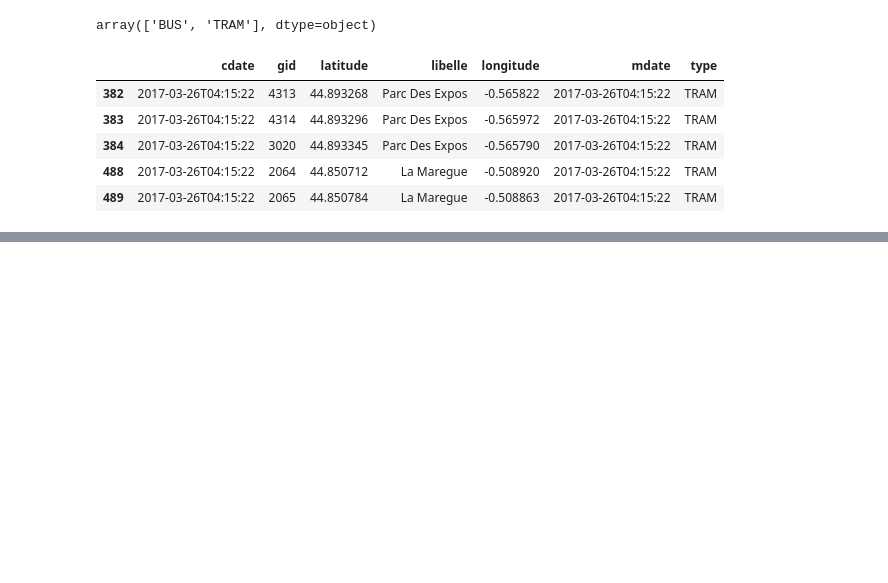
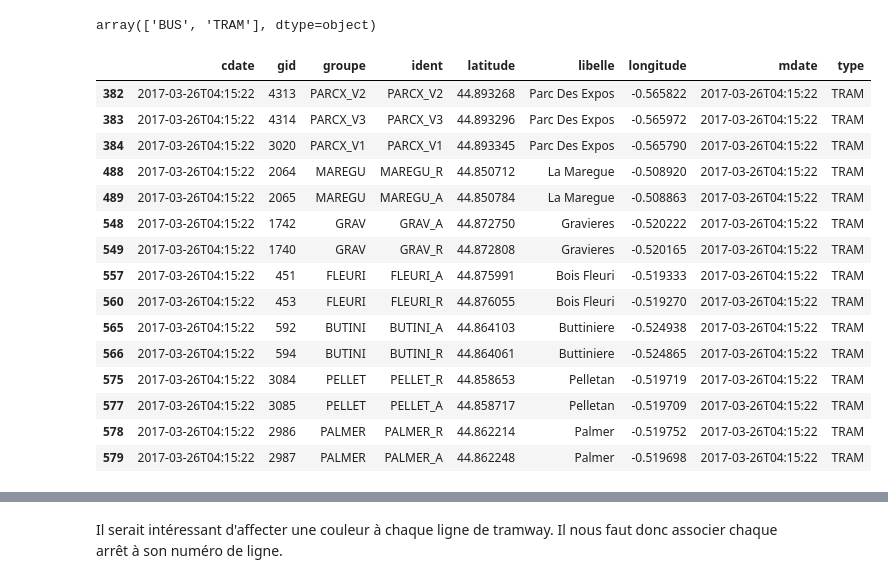
Before and after one commit to axelbellec/BoTigo, a Jupyter notebook: analysis/Stops.ipynb, the cells around one changed output, grey strips where cells are left out. Cells and saved outputs as stored; diff of their text form; code cells hidden in the pictures; blank space fills up the shorter version.

```diff
--- a/analysis/Stops.ipynb
+++ b/analysis/Stops.ipynb
@@ -20,14 +22,24 @@ stops.type.unique()
 array(['BUS', 'TRAM'], dtype=object)
 # %%
 tram_stops = stops[stops.type == 'TRAM']
-tram_stops.head()
+tram_stops.head(15)
 # %% [output]
-|  | cdate | gid | latitude | libelle | longitude | mdate | type |
-| 382 | 2017-03-26T04:15:22 | 4313 | 44.893268 | Parc Des Expos | -0.565822 | 2017-03-26T04:15:22 | TRAM |
-| 383 | 2017-03-26T04:15:22 | 4314 | 44.893296 | Parc Des Expos | -0.565972 | 2017-03-26T04:15:22 | TRAM |
-| 384 | 2017-03-26T04:15:22 | 3020 | 44.893345 | Parc Des Expos | -0.565790 | 2017-03-26T04:15:22 | TRAM |
-| 488 | 2017-03-26T04:15:22 | 2064 | 44.850712 | La Maregue | -0.508920 | 2017-03-26T04:15:22 | TRAM |
-| 489 | 2017-03-26T04:15:22 | 2065 | 44.850784 | La Maregue | -0.508863 | 2017-03-26T04:15:22 | TRAM |
+|  | cdate | gid | groupe | ident | latitude | libelle | longitude | mdate | type |
+| 382 | 2017-03-26T04:15:22 | 4313 | PARCX_V2 | PARCX_V2 | 44.893268 | Parc Des Expos | -0.565822 | 2017-03-26T04:15:22 | TRAM |
+| 383 | 2017-03-26T04:15:22 | 4314 | PARCX_V3 | PARCX_V3 | 44.893296 | Parc Des Expos | -0.565972 | 2017-03-26T04:15:22 | TRAM |
+| 384 | 2017-03-26T04:15:22 | 3020 | PARCX_V1 | PARCX_V1 | 44.893345 | Parc Des Expos | -0.565790 | 2017-03-26T04:15:22 | TRAM |
+| 488 | 2017-03-26T04:15:22 | 2064 | MAREGU | MAREGU_R | 44.850712 | La Maregue | -0.508920 | 2017-03-26T04:15:22 | TRAM |
+| 489 | 2017-03-26T04:15:22 | 2065 | MAREGU | MAREGU_A | 44.850784 | La Maregue | -0.508863 | 2017-03-26T04:15:22 | TRAM |
+| 548 | 2017-03-26T04:15:22 | 1742 | GRAV | GRAV_A | 44.872750 | Gravieres | -0.520222 | 2017-03-26T04:15:22 | TRAM |
+| 549 | 2017-03-26T04:15:22 | 1740 | GRAV | GRAV_R | 44.872808 | Gravieres | -0.520165 | 2017-03-26T04:15:22 | TRAM |
+| 557 | 2017-03-26T04:15:22 | 451 | FLEURI | FLEURI_A | 44.875991 | Bois Fleuri | -0.519333 | 2017-03-26T04:15:22 | TRAM |
+| 560 | 2017-03-26T04:15:22 | 453 | FLEURI | FLEURI_R | 44.876055 | Bois Fleuri | -0.519270 | 2017-03-26T04:15:22 | TRAM |
+| 565 | 2017-03-26T04:15:22 | 592 | BUTINI | BUTINI_A | 44.864103 | Buttiniere | -0.524938 | 2017-03-26T04:15:22 | TRAM |
+| 566 | 2017-03-26T04:15:22 | 594 | BUTINI | BUTINI_R | 44.864061 | Buttiniere | -0.524865 | 2017-03-26T04:15:22 | TRAM |
+| 575 | 2017-03-26T04:15:22 | 3084 | PELLET | PELLET_R | 44.858653 | Pelletan | -0.519719 | 2017-03-26T04:15:22 | TRAM |
+| 577 | 2017-03-26T04:15:22 | 3085 | PELLET | PELLET_A | 44.858717 | Pelletan | -0.519709 | 2017-03-26T04:15:22 | TRAM |
+| 578 | 2017-03-26T04:15:22 | 2986 | PALMER | PALMER_R | 44.862214 | Palmer | -0.519752 | 2017-03-26T04:15:22 | TRAM |
+| 579 | 2017-03-26T04:15:22 | 2987 | PALMER | PALMER_A | 44.862248 | Palmer | -0.519698 | 2017-03-26T04:15:22 | TRAM |
 # %%
 import folium
 
@@ -47,3 +59,5 @@ for row in tram_stops.itertuples():
 map_bdx
 # %% [output]
 [interactive output not drawn]
+# %% [markdown]
+Il serait intéressant d'affecter une couleur à chaque ligne de tramway. Il nous faut donc associer chaque arrêt à son numéro de ligne.
```
Also changed, not shown: parts of 4 cells of this notebook, 2 other files.
